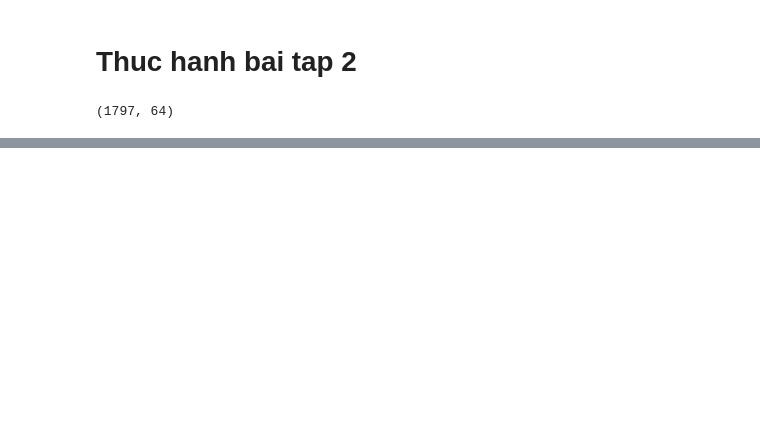
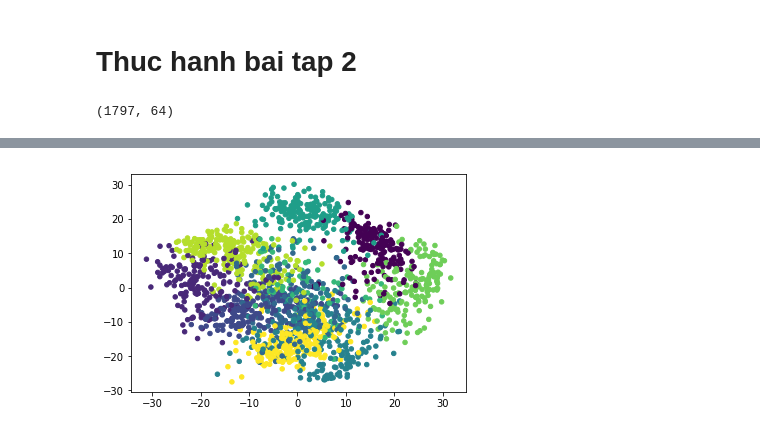
Before and after one commit to thuyltn2408/homework1, a Jupyter notebook: Thuy_homework1.ipynb, the cells around one changed output, grey strips where cells are left out. Cells and saved outputs as stored; diff of their text form; code cells hidden in the pictures; blank space fills up the shorter version.

```diff
--- a/Thuy_homework1.ipynb
+++ b/Thuy_homework1.ipynb
@@ -121,0 +133,5 @@ lables_predict: 9
+# %%
+plt.scatter(digitsData_to_2dimention[:,0],digitsData_to_2dimention[:,1], c=labels,s=20)
+plt.show()
+# %% [output]
+[figure, added]
```
Also changed, not shown: parts of 9 cells of this notebook.
